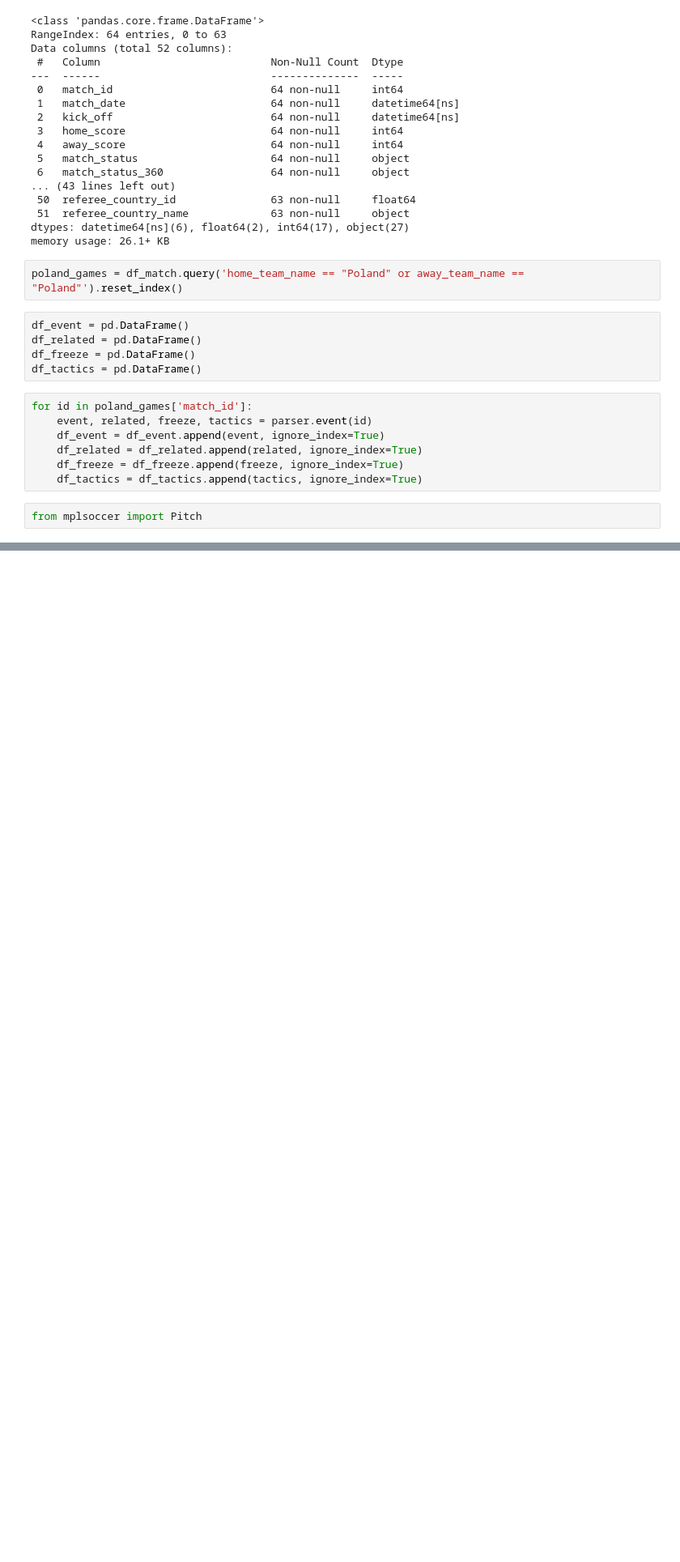
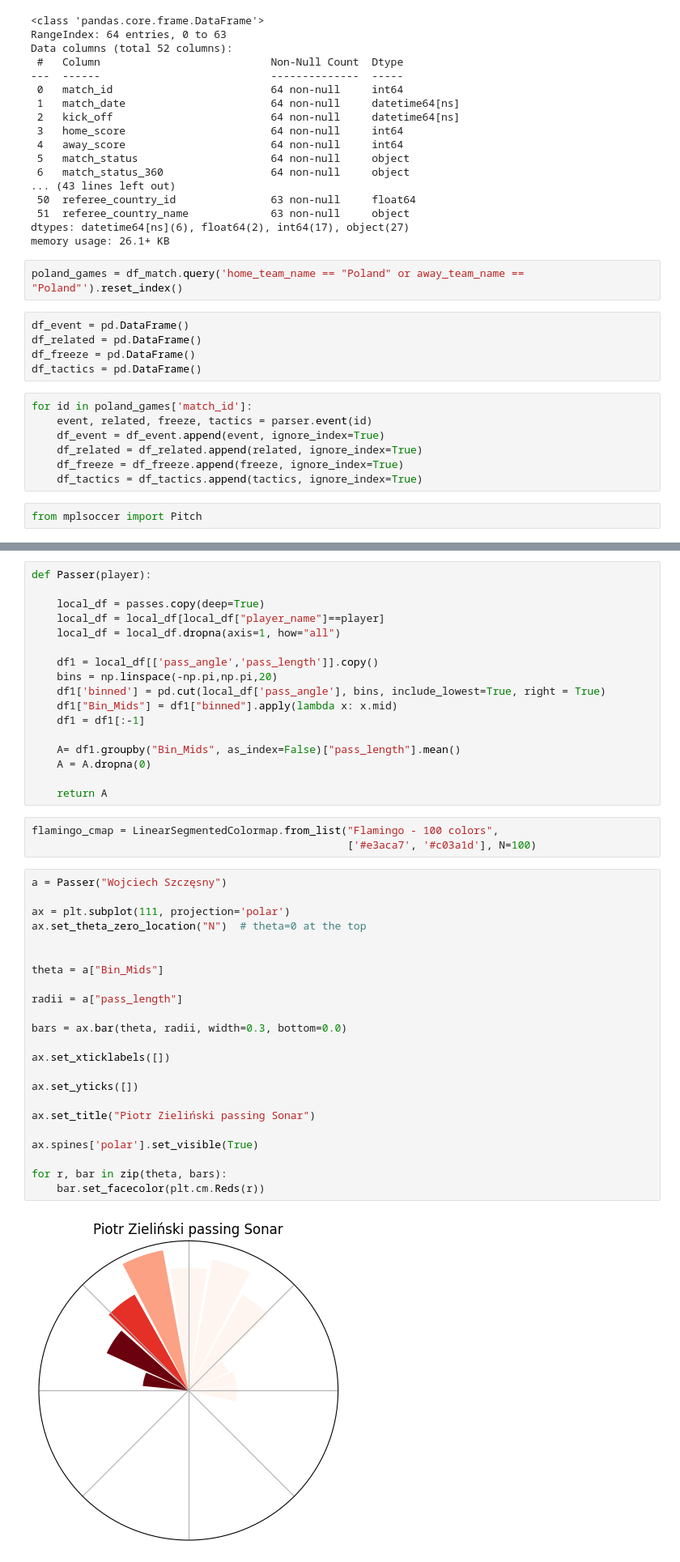
Before and after one commit to jaceksta/PassSonars, a Jupyter notebook: sonars.ipynb, the cells around one changed output, grey strips where cells are left out. Shown at 81% size. Drawn from its saved outputs; the diff is of its cells as text; blank space fills up the shorter version.

Commit message:
Made first sonar, tweaking it still

```diff
--- a/sonars.ipynb
+++ b/sonars.ipynb
@@ -128,0 +186,45 @@ plt.show()
+# %%
+def Passer(player):
+
+    local_df = passes.copy(deep=True)
+    local_df = local_df[local_df["player_name"]==player]
+    local_df = local_df.dropna(axis=1, how="all")
+
+    df1 = local_df[['pass_angle','pass_length']].copy()
+    bins = np.linspace(-np.pi,np.pi,20)
+    df1['binned'] = pd.cut(local_df['pass_angle'], bins, include_lowest=True, right = True)
+    df1["Bin_Mids"] = df1["binned"].apply(lambda x: x.mid)
+    df1 = df1[:-1]
+
+    A= df1.groupby("Bin_Mids", as_index=False)["pass_length"].mean()
+    A = A.dropna(0)
+
+    return A
+# %%
+flamingo_cmap = LinearSegmentedColormap.from_list("Flamingo - 100 colors",
+                                                  ['#e3aca7', '#c03a1d'], N=100)
+# %%
+a = Passer("Wojciech Szczęsny")
+
+ax = plt.subplot(111, projection='polar')
+ax.set_theta_zero_location("N")  # theta=0 at the top
+
+
+theta = a["Bin_Mids"]
+
+radii = a["pass_length"]
+
+bars = ax.bar(theta, radii, width=0.3, bottom=0.0)
+
+ax.set_xticklabels([])
+
+ax.set_yticks([])
+
+ax.set_title("Piotr Zieliński passing Sonar")
+
+ax.spines['polar'].set_visible(True)
+
+for r, bar in zip(theta, bars):
+    bar.set_facecolor(plt.cm.Reds(r))
+# %% [output]
+[figure, added]
```
Also changed, not shown: parts of 6 cells of this notebook.
